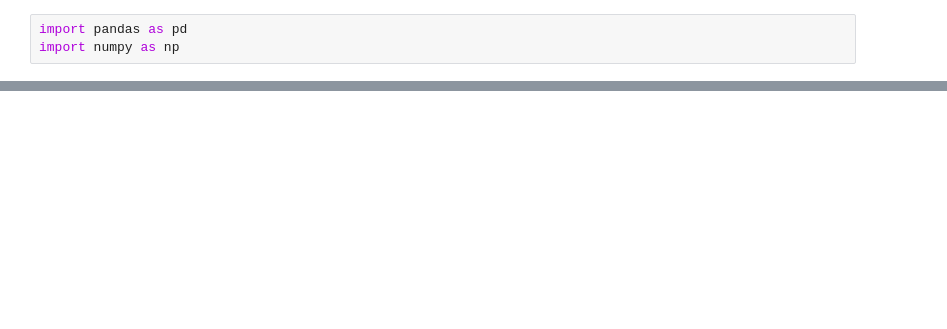
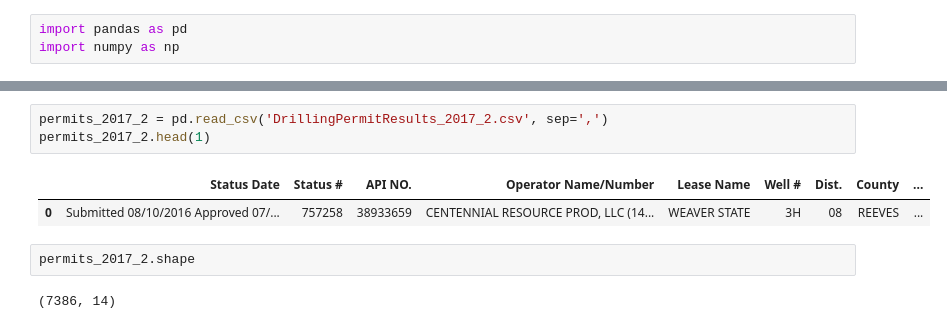
Before and after one commit to brianclements03/Individual_Project, a Jupyter notebook: WRANGLE.ipynb, the cells around one changed output, grey strips where cells are left out. Saved outputs shown, nothing was run; the diff lists cells and outputs as text; blank space fills up the shorter version.

```diff
--- a/WRANGLE.ipynb
+++ b/WRANGLE.ipynb
@@ -18,0 +24,10 @@ Name: 2, dtype: object
+# %%
+permits_2017_2 = pd.read_csv('DrillingPermitResults_2017_2.csv', sep=',')
+permits_2017_2.head(1)
+# %% [output]
+|  | Status Date | Status # | API NO. | Operator Name/Number | Lease Name | Well # | Dist. | County | ... |
+| 0 | Submitted 08/10/2016 Approved 07/... | 757258 | 38933659 | CENTENNIAL RESOURCE PROD, LLC (14... | WEAVER STATE | 3H | 08 | REEVES | ... |
+# %%
+permits_2017_2.shape
+# %% [output]
+(7386, 14)
```
Also changed, not shown: parts of 28 cells of this notebook.
